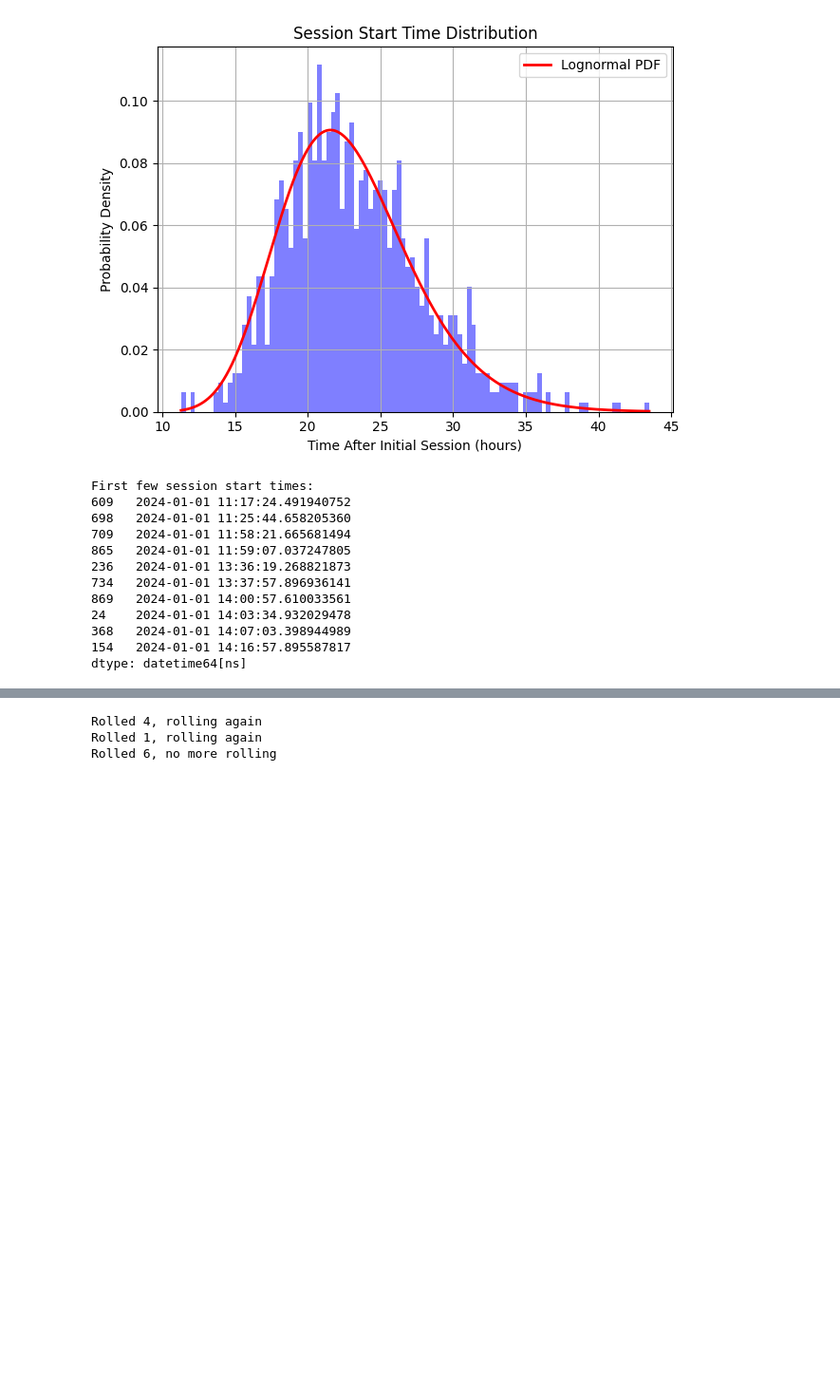
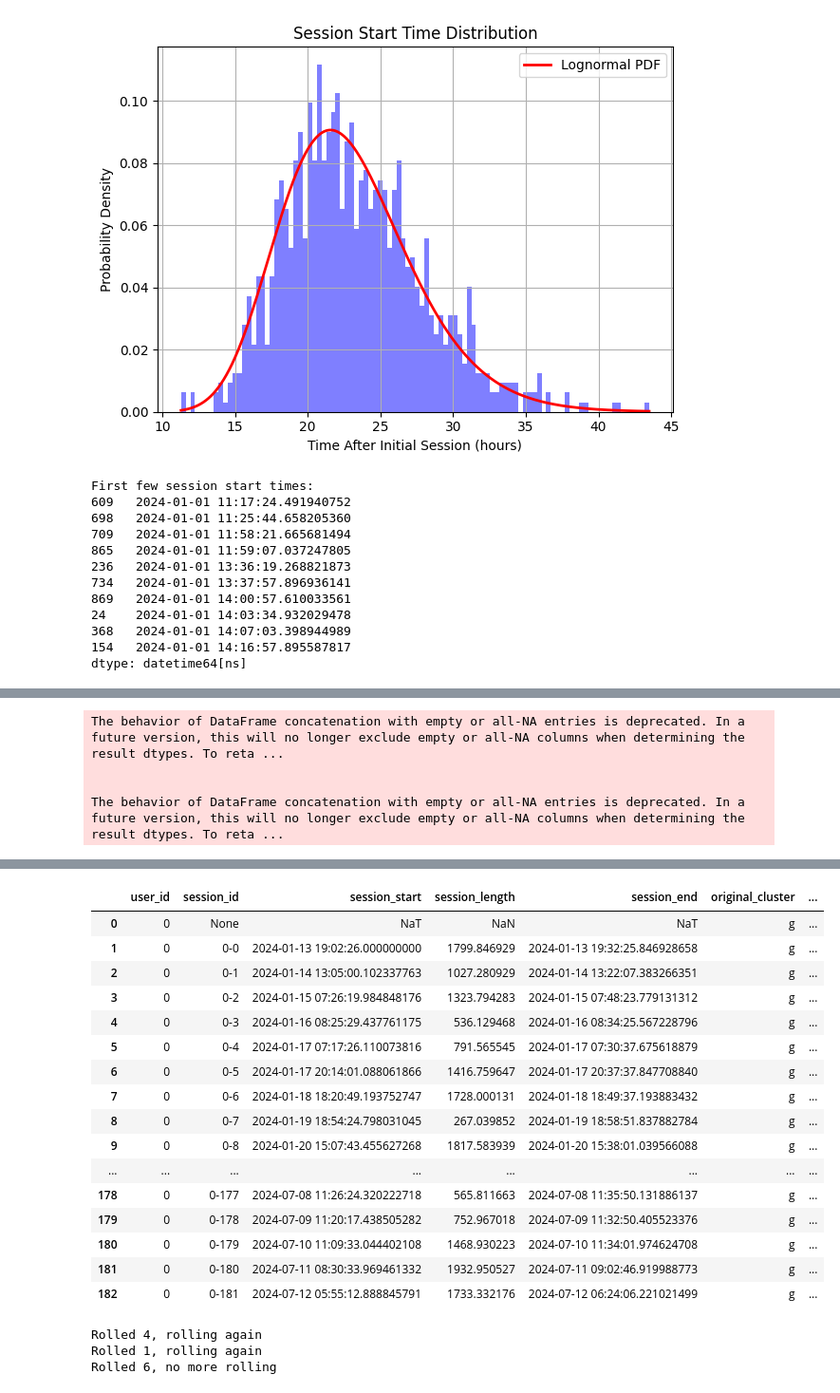
Before and after one commit to pyryjh/Portfolio, a Jupyter notebook: customer_acquisition_analytics/full_workflow.ipynb, the cells around one changed output, grey strips where cells are left out. Shown: that part at 95% size. Drawn from its saved outputs; the diff is of its cells as text; code cells hidden in the pictures; blank space fills up the shorter version.

```diff
--- a/customer_acquisition_analytics/full_workflow.ipynb
+++ b/customer_acquisition_analytics/full_workflow.ipynb
@@ -512,27 +560,31 @@ print(f'''
 #   [] Related session started cluster (churned if reactivated)
 #   [] Related session ended cluster (e.g. churned or silently churned)
 # %%
-def main():
+def main_pseudo():
 
     # Generate dictionary of user clusters
     cluster_shares = {
         'a': 0,
         'b': 10,
         'c': 0,
-        'd': 10,
+        'd': 0,
         'e': 0,
         'f': 0,
         'g': None,
     }
     users_dict = generate.initial_clusters(
-        cohort_size=100000,
+        cohort_size=1,
         shares=cluster_shares
         )
 
 
     # Generate installation timestamps for all users
-    df = generate.installation_timestamps(customers_dict, '2024-01-01', 31)
+    df = generate.installation_timestamps(users_dict, '2024-01-01', 31)
 
+    ## DEBUG:
+    df = df.sort_values(by=['cluster', 'timestamp'], ascending=[True, True])
+    display_scrollable(df)
+    ## /DEBUG
 
     ## Start main part of user action generation
     # pseudocode
@@ -550,6 +602,8 @@ def main():
 #           else:
 #               bounding_timestamp = previous_session_end
 #               session_start(initial_timestamp=bounding_timestamp)
+#               if campaign_start() between bounding timestamp and session start (and some other campaign_start condition)
+#                   session start = campaign_start() timestamp
 #               adjust_timestamps(session_start, start=bounding_timestamp) -> pd.Timestamp
 #           session_length, session_end = session_end(mean=mu_length_user_cluster, std_dev=sigma_length_user_cluster, start_timestamp=start)
 #
@@ -585,0 +748,7 @@ def main():
+# %%
+main()
+# %% [output]
+The behavior of DataFrame concatenation with empty or all-NA entries is deprecated. In a future version, this will no longer exclude empty or all-NA columns when determining the result dtypes. To reta ...
+
+
+The behavior of DataFrame concatenation with empty or all-NA entries is deprecated. In a future version, this will no longer exclude empty or all-NA columns when determining the result dtypes. To reta ...
@@ -586,3 +772,20 @@ def main():
+|  | user_id | session_id | session_start | session_length | session_end | original_cluster | ... |
+| 0 | 0 | None | NaT | NaN | NaT | g | ... |
+| 1 | 0 | 0-0 | 2024-01-13 19:02:26.000000000 | 1799.846929 | 2024-01-13 19:32:25.846928658 | g | ... |
+| 2 | 0 | 0-1 | 2024-01-14 13:05:00.102337763 | 1027.280929 | 2024-01-14 13:22:07.383266351 | g | ... |
+| 3 | 0 | 0-2 | 2024-01-15 07:26:19.984848176 | 1323.794283 | 2024-01-15 07:48:23.779131312 | g | ... |
+| 4 | 0 | 0-3 | 2024-01-16 08:25:29.437761175 | 536.129468 | 2024-01-16 08:34:25.567228796 | g | ... |
+| 5 | 0 | 0-4 | 2024-01-17 07:17:26.110073816 | 791.565545 | 2024-01-17 07:30:37.675618879 | g | ... |
+| 6 | 0 | 0-5 | 2024-01-17 20:14:01.088061866 | 1416.759647 | 2024-01-17 20:37:37.847708840 | g | ... |
+| 7 | 0 | 0-6 | 2024-01-18 18:20:49.193752747 | 1728.000131 | 2024-01-18 18:49:37.193883432 | g | ... |
+| 8 | 0 | 0-7 | 2024-01-19 18:54:24.798031045 | 267.039852 | 2024-01-19 18:58:51.837882784 | g | ... |
+| 9 | 0 | 0-8 | 2024-01-20 15:07:43.455627268 | 1817.583939 | 2024-01-20 15:38:01.039566088 | g | ... |
+| ... | ... | ... | ... | ... | ... | ... | ... |
+| 178 | 0 | 0-177 | 2024-07-08 11:26:24.320222718 | 565.811663 | 2024-07-08 11:35:50.131886137 | g | ... |
+| 179 | 0 | 0-178 | 2024-07-09 11:20:17.438505282 | 752.967018 | 2024-07-09 11:32:50.405523376 | g | ... |
+| 180 | 0 | 0-179 | 2024-07-10 11:09:33.044402108 | 1468.930223 | 2024-07-10 11:34:01.974624708 | g | ... |
+| 181 | 0 | 0-180 | 2024-07-11 08:30:33.969461332 | 1932.950527 | 2024-07-11 09:02:46.919988773 | g | ... |
+| 182 | 0 | 0-181 | 2024-07-12 05:55:12.888845791 | 1733.332176 | 2024-07-12 06:24:06.221021499 | g | ... |
 # %%
 #print(random.choice([1,2,3,4,5,6]))
 
```
Also changed, not shown: parts of 11 cells of this notebook.
